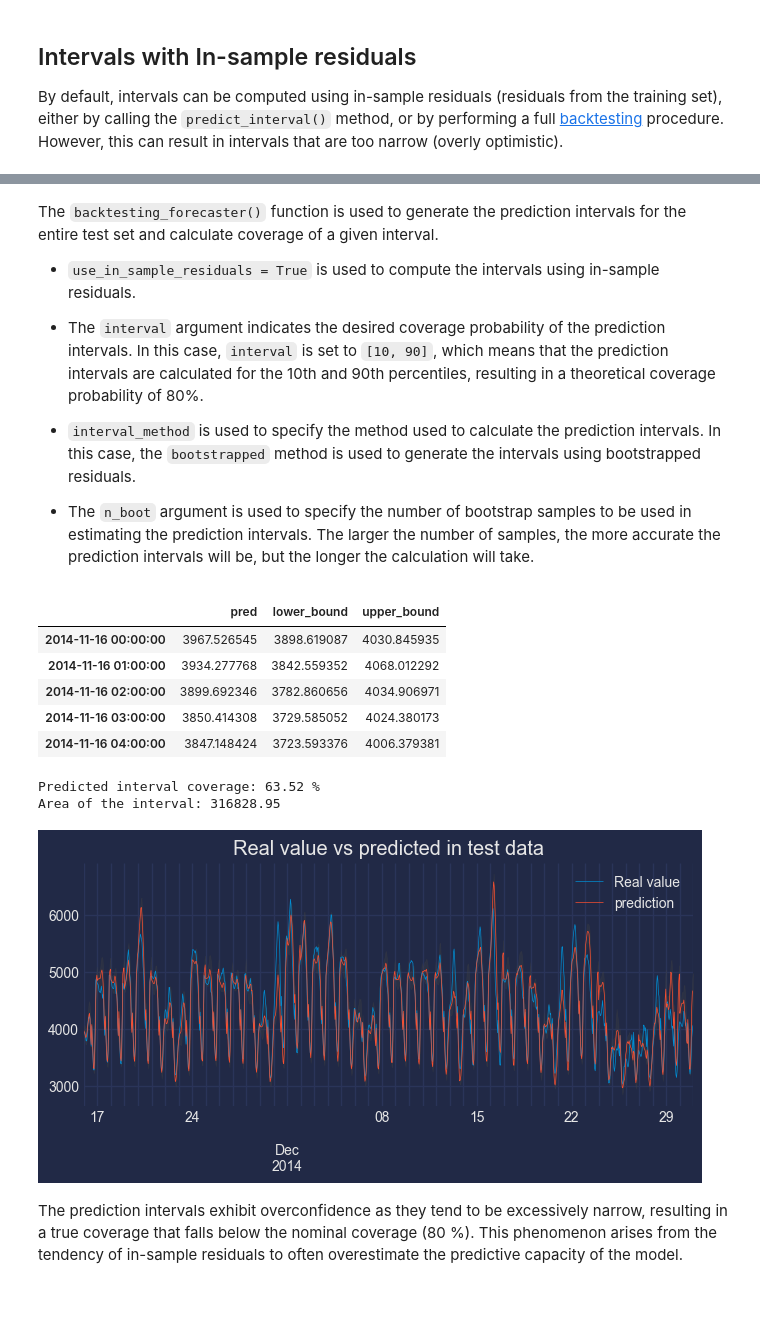
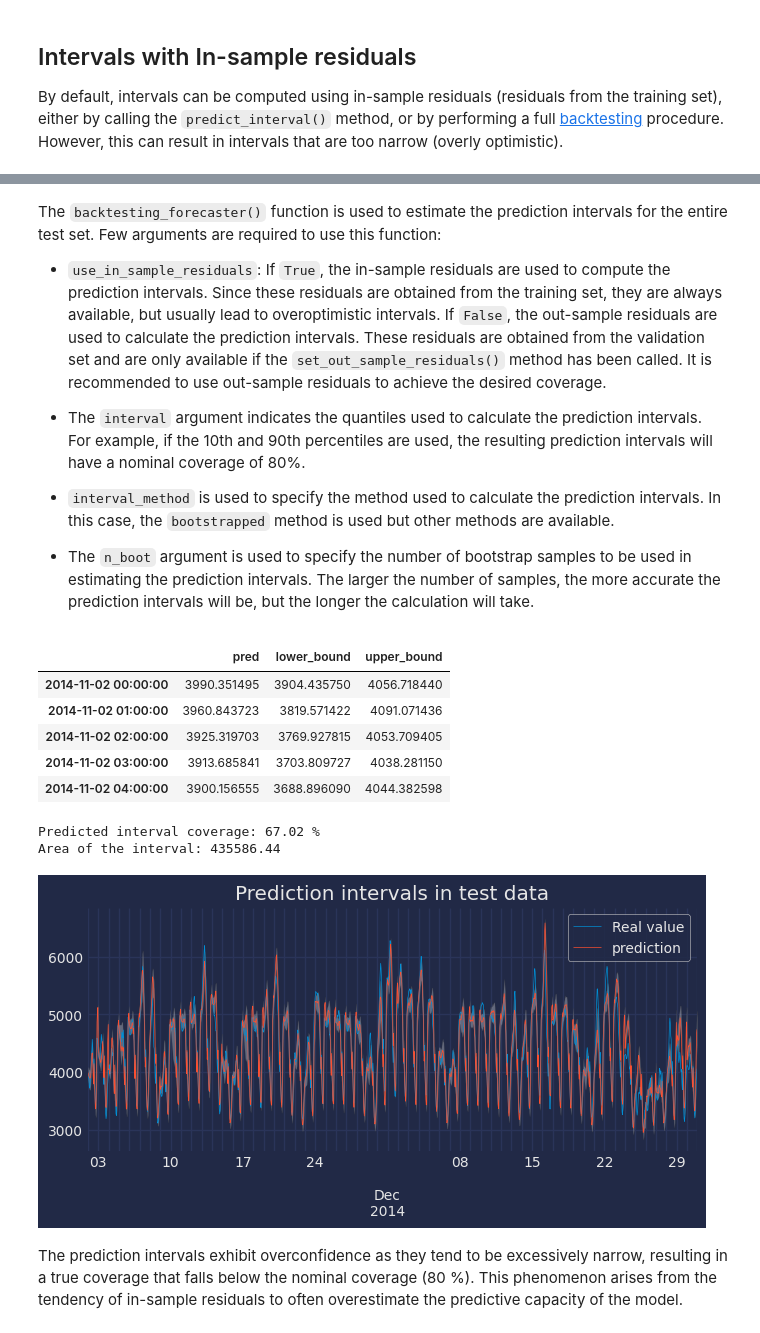
Before and after one commit to skforecast/skforecast, a Jupyter notebook: docs/user_guides/probabilistic-forecasting-bootstrapped-residuals.ipynb, the cells around one changed output, grey strips where cells are left out. Drawn from its saved outputs; the diff is of its cells as text; code cells hidden in the pictures; blank space fills up the shorter version.

```diff
--- a/docs/user_guides/probabilistic-forecasting-bootstrapped-residuals.ipynb
+++ b/docs/user_guides/probabilistic-forecasting-bootstrapped-residuals.ipynb
@@ -87,13 +87,12 @@ from skforecast.recursive import ForecasterRecursive
 from skforecast.preprocessing import RollingFeatures
 from skforecast.model_selection import TimeSeriesFold
 from skforecast.model_selection import backtesting_forecaster
-from skforecast.metrics import calculate_coverage
+#from skforecast.metrics import calculate_coverage
 
 # Configuration
 # ==============================================================================
 import warnings
 warnings.filterwarnings('once')
-plt.style.use('seaborn-v0_8-darkgrid')
 # %%
 #TODO: remove when version 0.15
 def calculate_coverage(y_true, lower_bound, upper_bound):
@@ -212,7 +199,7 @@ Pipeline(steps=[('datetimefeatures',
 # ==============================================================================
 data = data.loc['2013-01-01 00:00:00':'2014-12-30 23:00:00', :].copy()
 end_train = '2014-03-01 23:59:00'
-end_validation = '2014-11-15 23:59:00'
+end_validation = '2014-11-01 23:59:00'
 data_train = data.loc[: end_train, :]
 data_val   = data.loc[end_train:end_validation, :]
 data_test  = data.loc[end_validation:, :]
@@ -243,13 +230,14 @@ By default, intervals can be computed using in-sample residuals (residuals from
 # Create and fit forecaster
 # ==============================================================================
 params = {
-    "max_depth": 5,
+    "max_depth": 4,
+    "n_estimators": 250,
+    "learning_rate": 0.07,
 }
 lags = 24
 window_features = RollingFeatures(stats=["mean"], window_sizes=24 * 3)
 forecaster = ForecasterRecursive(
                  regressor       = LGBMRegressor(random_state=15926, verbose=-1, **params),
-                 # regressor       = Ridge(random_state=15926),
                  lags            = lags,
                  window_features = window_features,
              )
@@ -288,11 +276,11 @@ predictions
 # %% [markdown]
-The `backtesting_forecaster()` function is used to generate the prediction intervals for the entire test set and calculate coverage of a given interval.
+The `backtesting_forecaster()` function is used to estimate the prediction intervals for the entire test set. Few arguments are required to use this function:
 
-+ `use_in_sample_residuals = True` is used to compute the intervals using in-sample residuals.
++ `use_in_sample_residuals`: If `True`, the in-sample residuals are used to compute the prediction intervals. Since these residuals are obtained from the training set, they are always available, but usually lead to overoptimistic intervals. If `False`, the out-sample residuals are used to calculate the prediction intervals. These residuals are obtained from the validation set and are only available if the `set_out_sample_residuals()` method has been called. It is recommended to use out-sample residuals to achieve the desired coverage.
 
-+ The `interval` argument indicates the desired coverage probability of the prediction intervals. In this case, `interval` is set to `[10, 90]`, which means that the prediction intervals are calculated for the 10th and 90th percentiles, resulting in a theoretical coverage probability of 80%.
++ The `interval` argument indicates the quantiles used to calculate the prediction intervals. For example, if the 10th and 90th percentiles are used, the resulting prediction intervals will have a nominal coverage of 80%.
 
-+ `interval_method` is used to specify the method used to calculate the prediction intervals. In this case, the `bootstrapped` method is used to generate the intervals using bootstrapped residuals.
++ `interval_method` is used to specify the method used to calculate the prediction intervals. In this case, the `bootstrapped` method is used but other methods are available.
 
 + The `n_boot` argument is used to specify the number of bootstrap samples to be used in estimating the prediction intervals. The larger the number of samples, the more accurate the prediction intervals will be, but the longer the calculation will take.
 # %%
@@ -319,41 +307,41 @@ metric, predictions = backtesting_forecaster(
                           verbose                 = False,
                           show_progress           = True
                       )
-
 predictions.head(5)
 # %% [output]
 |  | pred | lower_bound | upper_bound |
-| 2014-11-16 00:00:00 | 3967.526545 | 3898.619087 | 4030.845935 |
-| 2014-11-16 01:00:00 | 3934.277768 | 3842.559352 | 4068.012292 |
-| 2014-11-16 02:00:00 | 3899.692346 | 3782.860656 | 4034.906971 |
-| 2014-11-16 03:00:00 | 3850.414308 | 3729.585052 | 4024.380173 |
-| 2014-11-16 04:00:00 | 3847.148424 | 3723.593376 | 4006.379381 |
+| 2014-11-02 00:00:00 | 3990.351495 | 3904.435750 | 4056.718440 |
+| 2014-11-02 01:00:00 | 3960.843723 | 3819.571422 | 4091.071436 |
+| 2014-11-02 02:00:00 | 3925.319703 | 3769.927815 | 4053.709405 |
+| 2014-11-02 03:00:00 | 3913.685841 | 3703.809727 | 4038.281150 |
+| 2014-11-02 04:00:00 | 3900.156555 | 3688.896090 | 4044.382598 |
 # %%
 # Plot intervals
 # ==============================================================================
 plot_prediction_intervals(
     predictions     = predictions,
     y_true          = data_test,
     target_variable = "Demand",
-    title           = "Real value vs predicted in test data",
+    title           = "Prediction intervals in test data",
+    #kwargs_fill_between = {'color': '#444444', 'alpha': 0.5, 'zorder': 1}
 )
-
+plt.gca().collections[0].set_facecolor('white')
 # Predicted interval coverage (on test data)
 # ==============================================================================
 coverage = calculate_coverage(
     y_true = data.loc[end_validation:, 'Demand'],
     lower_bound = predictions["lower_bound"],
     upper_bound = predictions["upper_bound"]
 )
 print(f"Predicted interval coverage: {round(100 * coverage, 2)} %")
 
 # Area of the interval
 # ==============================================================================
 area = (predictions["upper_bound"] - predictions["lower_bound"]).sum()
 print(f"Area of the interval: {round(area, 2)}")
 # %% [output]
-Predicted interval coverage: 63.52 %
-Area of the interval: 316828.95
+Predicted interval coverage: 67.02 %
+Area of the interval: 435586.44
-[figure, old version]
+[figure, new version]
 # %% [markdown]
 The prediction intervals exhibit overconfidence as they tend to be excessively narrow, resulting in a true coverage that falls below the nominal coverage (80 %). This phenomenon arises from the tendency of in-sample residuals to often overestimate the predictive capacity of the model.
```
Also changed, not shown: parts of 26 cells of this notebook, 1 other file.
